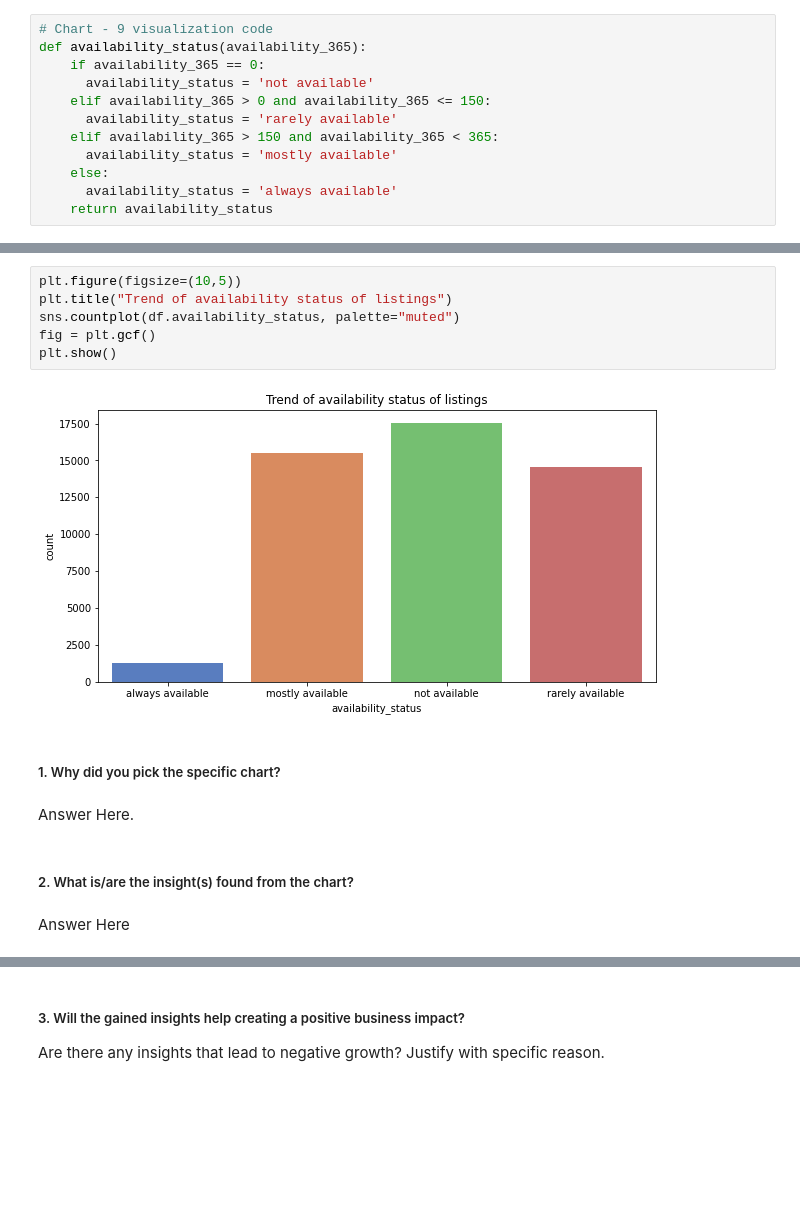
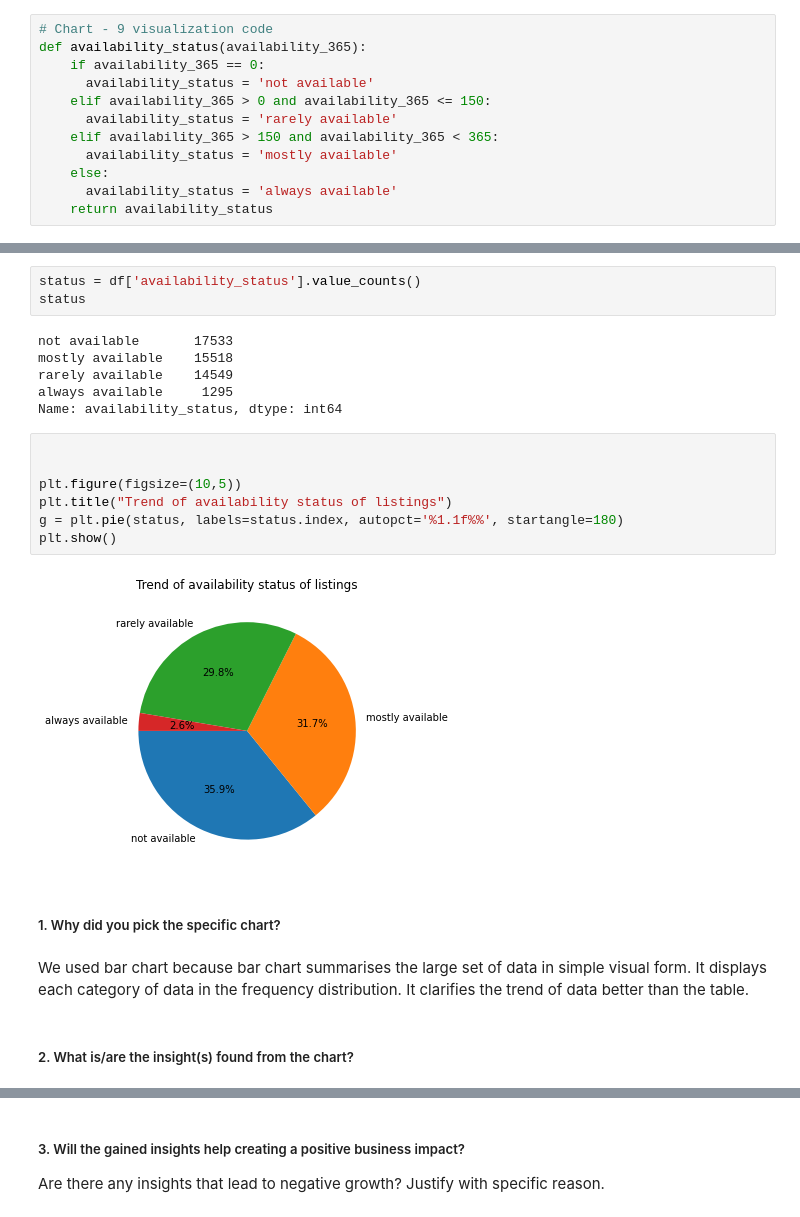
Before and after one commit to vedanttule134/Airbnb-Booking-Analysis, a Jupyter notebook: Airbnb_Bookings_Analysis_Capstone_Project.ipynb, the cells around one changed output, grey strips where cells are left out. Drawn from its saved outputs; the diff is of its cells as text; blank space fills up the shorter version.

```diff
--- a/Airbnb_Bookings_Analysis_Capstone_Project.ipynb
+++ b/Airbnb_Bookings_Analysis_Capstone_Project.ipynb
@@ -579,19 +686,27 @@ df.head(10)
 | 7 | 8967 | Shunichi | Manhattan | Hell's Kitchen | 40.76489 | -73.98493 | Private room | 79 | ... |
 | 8 | 7490 | MaryEllen | Manhattan | Upper West Side | 40.80178 | -73.96723 | Private room | 79 | ... |
 | 9 | 7549 | Ben | Manhattan | Chinatown | 40.71344 | -73.99037 | Entire home/apt | 150 | ... |
+# %%
+status = df['availability_status'].value_counts()
+status
+# %% [output]
+not available       17533
+mostly available    15518
+rarely available    14549
+always available     1295
+Name: availability_status, dtype: int64
 # %%
+
+
 plt.figure(figsize=(10,5))
 plt.title("Trend of availability status of listings")
-sns.countplot(df.availability_status, palette="muted")
-fig = plt.gcf()
+g = plt.pie(status, labels=status.index, autopct='%1.1f%%', startangle=180)
 plt.show()
 # %% [output]
-[figure, old version]
+[figure, new version]
 # %% [markdown]
 ##### 1. Why did you pick the specific chart?
-# %% [markdown]
-Answer Here.
+# %% [markdown]
+We used bar chart because bar chart summarises the large set of data in simple visual form. It displays each category of data in the frequency distribution. It clarifies the trend of data better than the table.
 # %% [markdown]
 ##### 2. What is/are the insight(s) found from the chart?
-# %% [markdown]
-Answer Here
```
Also changed, not shown: parts of 104 cells of this notebook.
